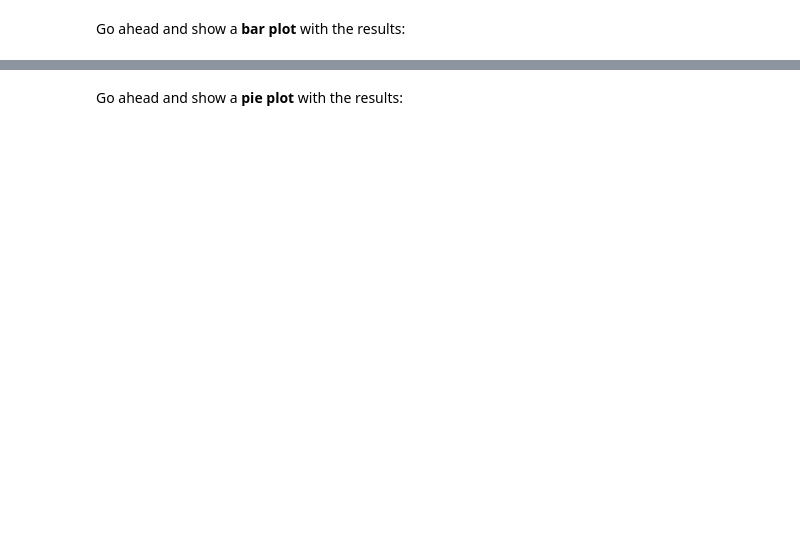
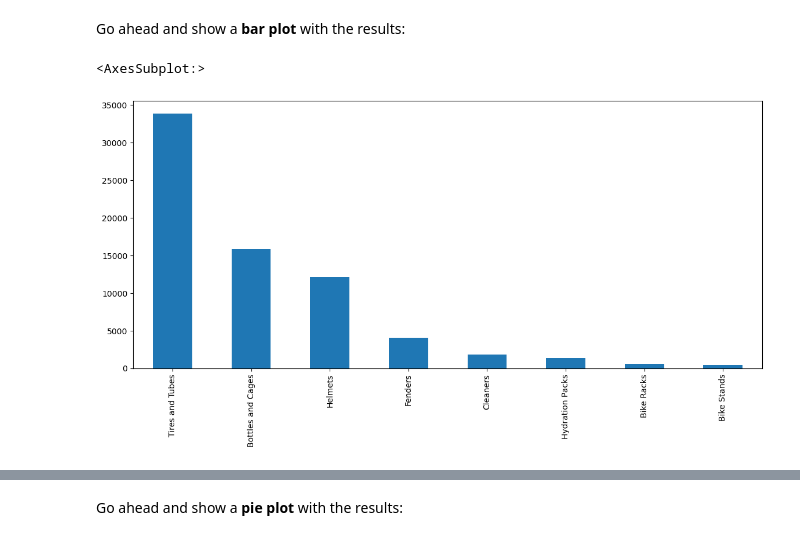
Before and after one commit to Oceyaunna/FreeCodeCamp-Pandas-Real-Life-Example, a Jupyter notebook: Exercises_1.ipynb, the cells around one changed output, grey strips where cells are left out. Drawn from its saved outputs; the diff is of its cells as text; code cells hidden in the pictures; blank space fills up the shorter version.

```diff
--- a/Exercises_1.ipynb
+++ b/Exercises_1.ipynb
@@ -439,5 +569,9 @@ accessories
 Go ahead and show a <b>bar plot</b> with the results:
 # %%
 # your code goes here
+accessories.plot(kind='bar', figsize=(14,6))
+# %% [output]
+<AxesSubplot:>
+[figure, added]
 # %%
 accessories.plot(kind='bar', figsize=(14,6))
```
Also changed, not shown: parts of 49 cells of this notebook.
